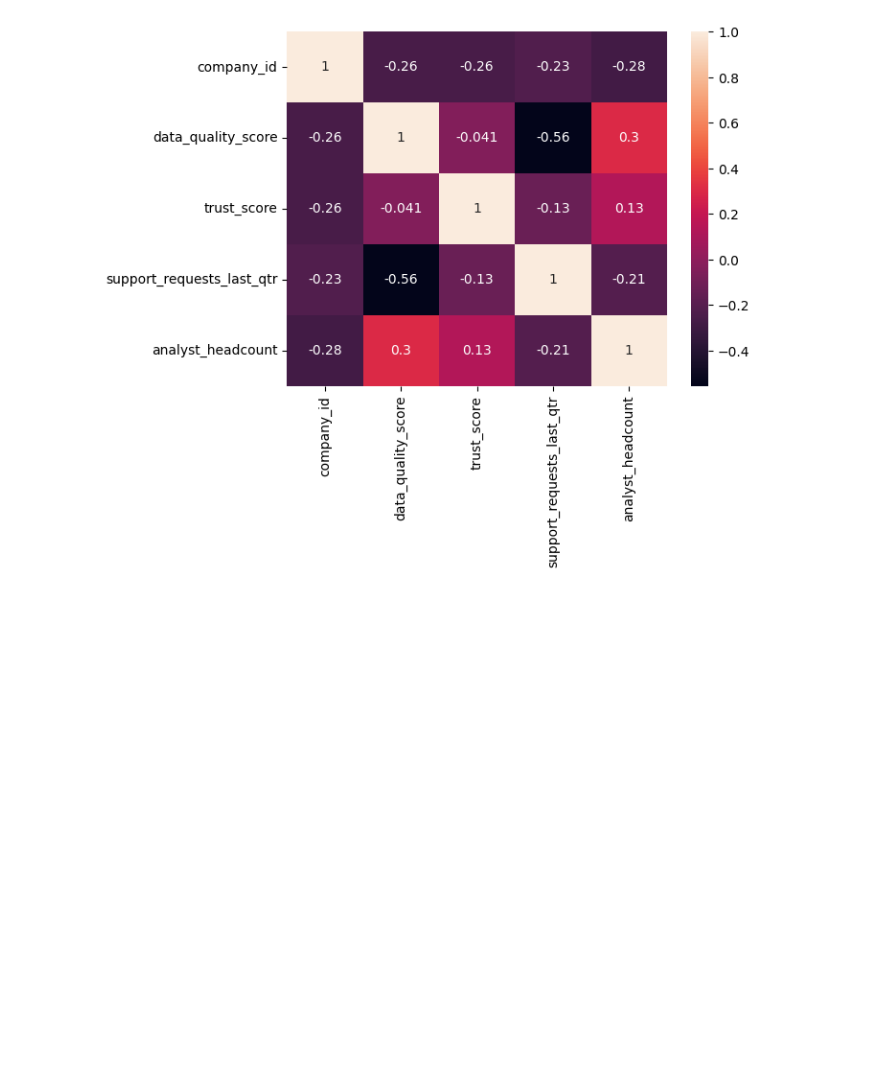
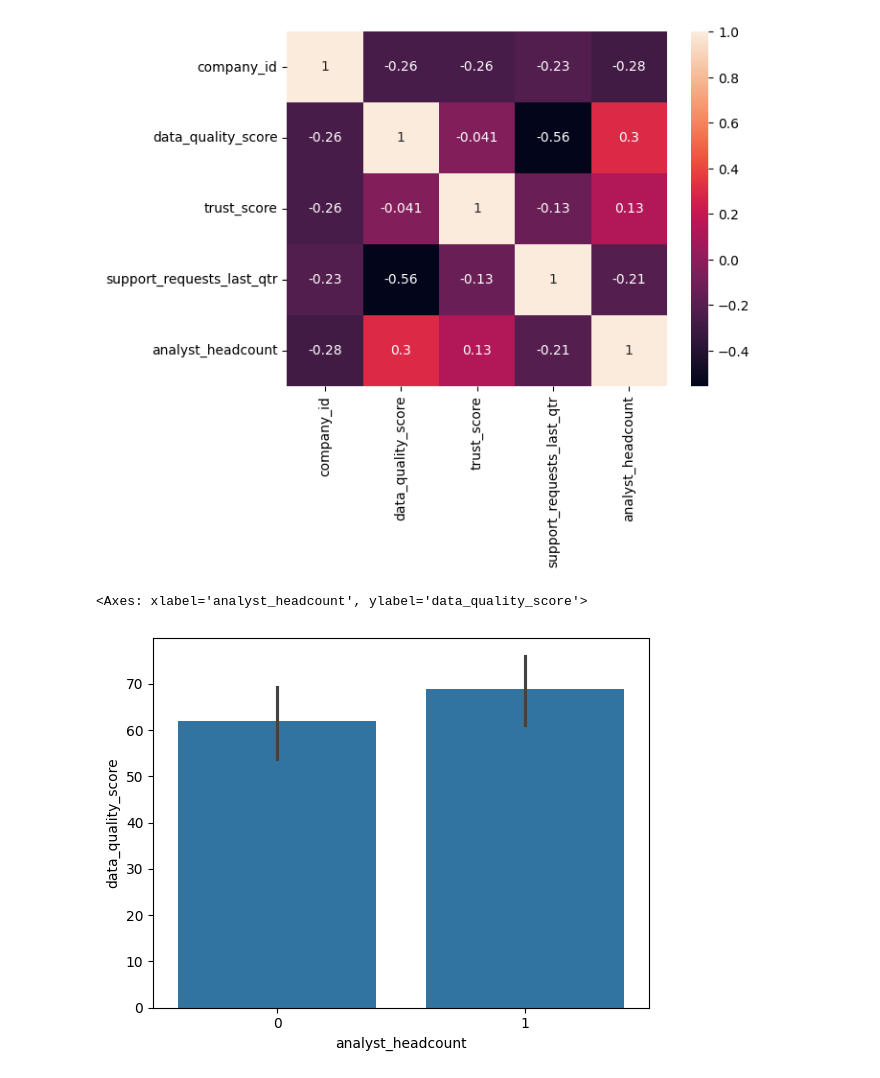
Before and after one commit to Burkey3072/MSUDatathon, a Jupyter notebook: forecast_model_limits_justin.ipynb, the cells around one changed output. Saved outputs shown, nothing was run; the diff lists cells and outputs as text; code cells hidden in the pictures; blank space fills up the shorter version.

```diff
--- a/forecast_model_limits_justin.ipynb
+++ b/forecast_model_limits_justin.ipynb
@@ -285,3 +287,8 @@ sns.heatmap(company_profiles.corr(numeric_only=True), annot=True)
 # %% [output]
 <Axes: >
 [figure]
+# %%
+sns.barplot(data=company_profiles, x='analyst_headcount',y='data_quality_score')
+# %% [output]
+<Axes: xlabel='analyst_headcount', ylabel='data_quality_score'>
+[figure, added]
```
Also changed, not shown: parts of 1 cell of this notebook.
